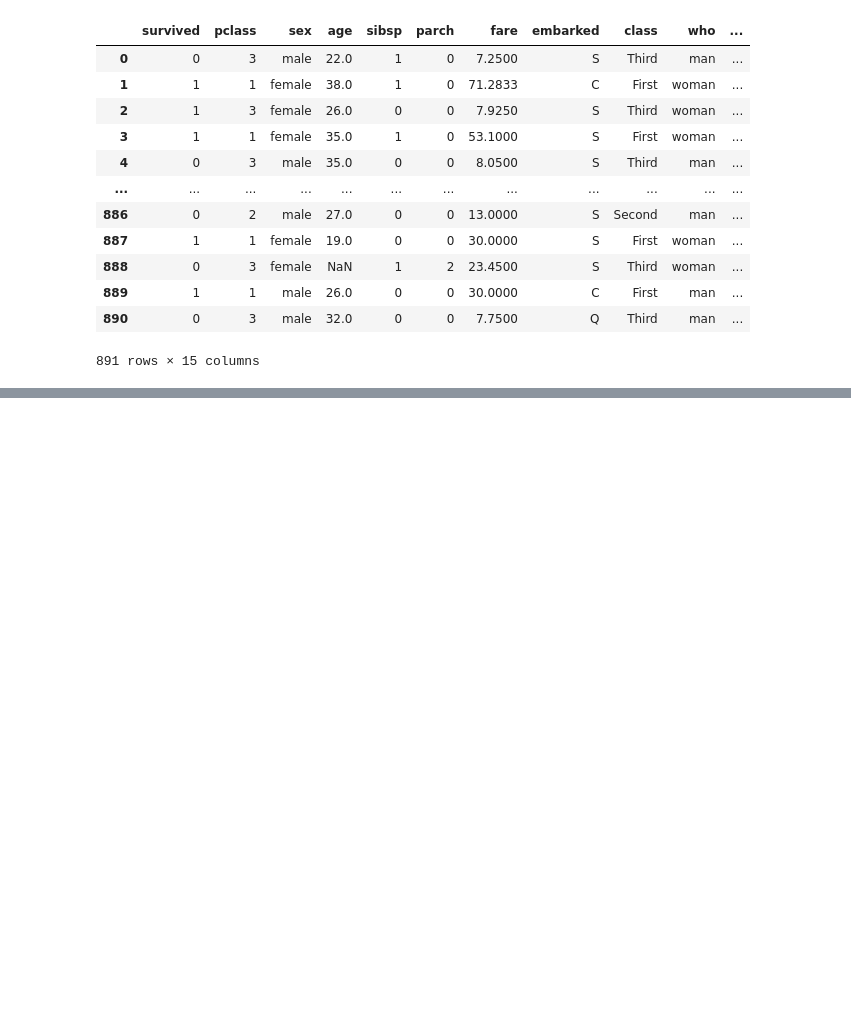
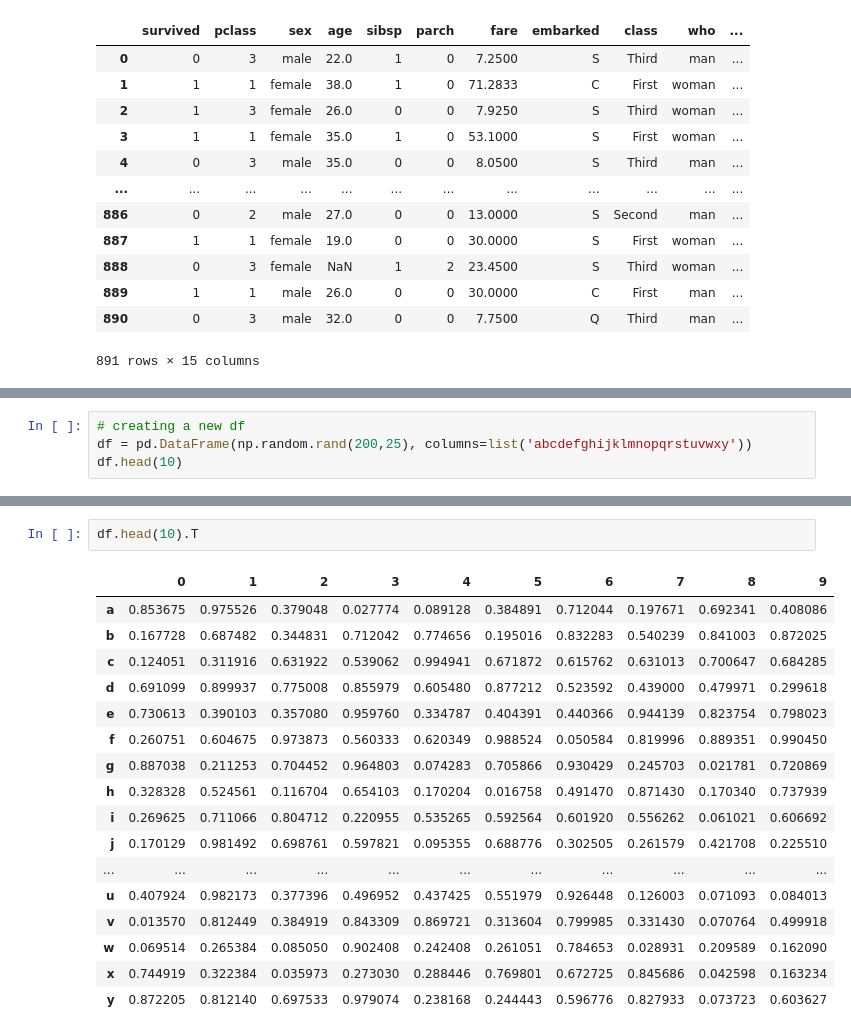
Before and after one commit to jawadraza512/pythonKaChilla22, a Jupyter notebook: 02_pandas/pandas_tips_and_tricls/pandas_tips_and_tricks.ipynb, the cells around one changed output, grey strips where cells are left out. Drawn from its saved outputs; the diff is of its cells as text; blank space fills up the shorter version.

```diff
--- a/02_pandas/pandas_tips_and_tricls/pandas_tips_and_tricks.ipynb
+++ b/02_pandas/pandas_tips_and_tricls/pandas_tips_and_tricks.ipynb
@@ -581,0 +868,4 @@ df
+# %%
+# creating a new df
+df = pd.DataFrame(np.random.rand(200,25), columns=list('abcdefghijklmnopqrstuvwxy'))
+df.head(10)
@@ -581,0 +885,20 @@ df
+# %%
+df.head(10).T
+# %% [output]
+|  | 0 | 1 | 2 | 3 | 4 | 5 | 6 | 7 | 8 | 9 |
+| a | 0.853675 | 0.975526 | 0.379048 | 0.027774 | 0.089128 | 0.384891 | 0.712044 | 0.197671 | 0.692341 | 0.408086 |
+| b | 0.167728 | 0.687482 | 0.344831 | 0.712042 | 0.774656 | 0.195016 | 0.832283 | 0.540239 | 0.841003 | 0.872025 |
+| c | 0.124051 | 0.311916 | 0.631922 | 0.539062 | 0.994941 | 0.671872 | 0.615762 | 0.631013 | 0.700647 | 0.684285 |
+| d | 0.691099 | 0.899937 | 0.775008 | 0.855979 | 0.605480 | 0.877212 | 0.523592 | 0.439000 | 0.479971 | 0.299618 |
+| e | 0.730613 | 0.390103 | 0.357080 | 0.959760 | 0.334787 | 0.404391 | 0.440366 | 0.944139 | 0.823754 | 0.798023 |
+| f | 0.260751 | 0.604675 | 0.973873 | 0.560333 | 0.620349 | 0.988524 | 0.050584 | 0.819996 | 0.889351 | 0.990450 |
+| g | 0.887038 | 0.211253 | 0.704452 | 0.964803 | 0.074283 | 0.705866 | 0.930429 | 0.245703 | 0.021781 | 0.720869 |
+| h | 0.328328 | 0.524561 | 0.116704 | 0.654103 | 0.170204 | 0.016758 | 0.491470 | 0.871430 | 0.170340 | 0.737939 |
+| i | 0.269625 | 0.711066 | 0.804712 | 0.220955 | 0.535265 | 0.592564 | 0.601920 | 0.556262 | 0.061021 | 0.606692 |
+| j | 0.170129 | 0.981492 | 0.698761 | 0.597821 | 0.095355 | 0.688776 | 0.302505 | 0.261579 | 0.421708 | 0.225510 |
+| ... | ... | ... | ... | ... | ... | ... | ... | ... | ... | ... |
+| u | 0.407924 | 0.982173 | 0.377396 | 0.496952 | 0.437425 | 0.551979 | 0.926448 | 0.126003 | 0.071093 | 0.084013 |
+| v | 0.013570 | 0.812449 | 0.384919 | 0.843309 | 0.869721 | 0.313604 | 0.799985 | 0.331430 | 0.070764 | 0.499918 |
+| w | 0.069514 | 0.265384 | 0.085050 | 0.902408 | 0.242408 | 0.261051 | 0.784653 | 0.028931 | 0.209589 | 0.162090 |
+| x | 0.744919 | 0.322384 | 0.035973 | 0.273030 | 0.288446 | 0.769801 | 0.672725 | 0.845686 | 0.042598 | 0.163234 |
+| y | 0.872205 | 0.812140 | 0.697533 | 0.979074 | 0.238168 | 0.244443 | 0.596776 | 0.827933 | 0.073723 | 0.603627 |
```
Also changed, not shown: parts of 45 cells of this notebook, 2 other files.
